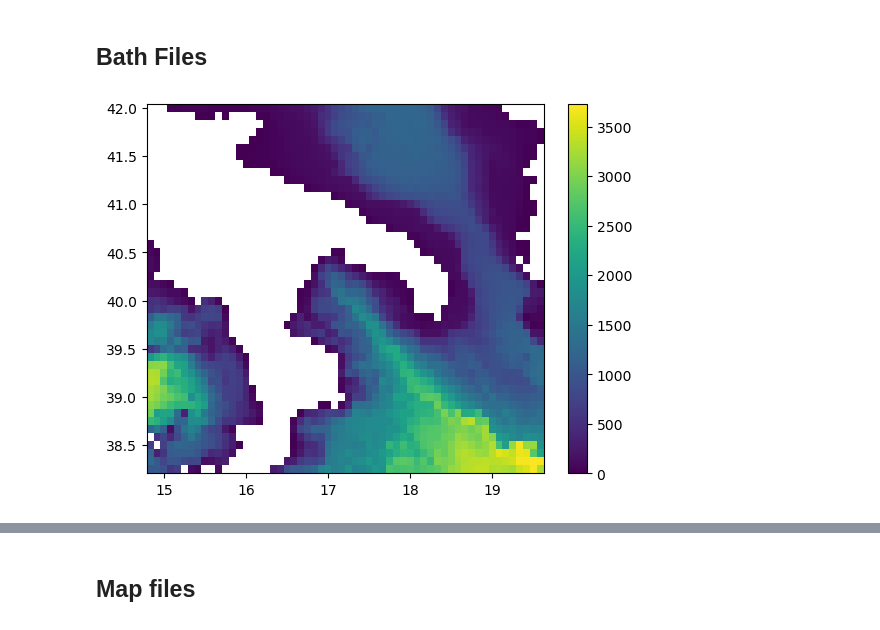
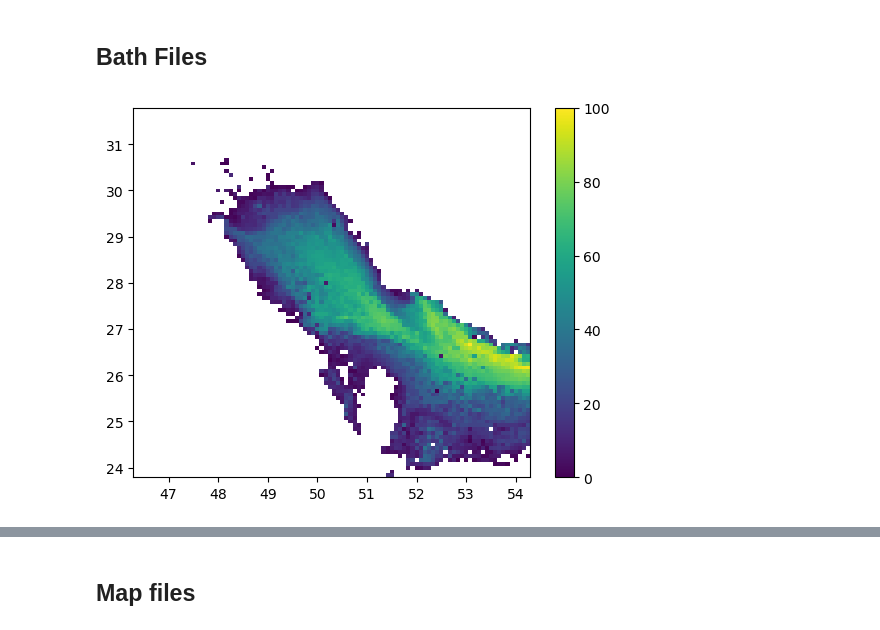
Before and after one commit to Igoratake/MedSlik_CMCC, a Jupyter notebook: Testing_output.ipynb, the cells around one changed output, grey strips where cells are left out. Cells and saved outputs as stored; diff of their text form; code cells hidden in the pictures.

Commit message:
Solving bugs and preparing script to run oil spill simulation as in the WITOIL framework'

```diff
--- a/Testing_output.ipynb
+++ b/Testing_output.ipynb
@@ -225,3 +321,33 @@ for t in range(0,24):
+# %%
+path = '/work/opa/ia19223/Medslik-II/cases/saudi_arabia_rerun_juno/out_files/MDK_SIM_2024_01_30_0236_saudi_arabia_rerun_juno/'
+filename = path + 'spill_properties.nc'
+ds = xr.open_dataset(filename)
+
+lon_min,lon_max = 50,50.5
+lat_min,lat_max = 27.5,28
+
+rec = land.cx[lon_min:lon_max, lat_min:lat_max]
+
+for t in range(0,48):
+# t = 1
+    dss = ds.isel(time=t)
+
+    fig, ax = plt.subplots(figsize=(10, 8))
+    ax.set_facecolor('#ADD8E6')
+    rec.plot(ax=ax,color="#FFFDD0", edgecolor='black', zorder = 1000,aspect=1)
+    ax.scatter(dss.longitude,dss.latitude,dss.non_evaporative_volume,color='r')
+
+    plt.xlim(lon_min,lon_max)
+    plt.ylim(lat_min,lat_max)
+
+    plt.xlabel('Longitude')
+    plt.ylabel('Latitude')
+
+    plt.title(f'time={t}')
+
+    plt.grid()
+
+    plt.savefig(f'{path}/figures/fig_test_{t:03d}.png',dpi=50)
 # %% [markdown]
 # Plotting Ascii files
 # %% [markdown]
@@ -263,7 +389,5 @@ def plot_bath(path):
 # %matplotlib widget
 # %%
 plot_bath('cases/taranto_manual/bnc_files/dtm.bath')
-# %% [output]
-[figure, removed]
 # %%
 plot_bath('cases/taranto_witoil/witoil/DTM_INP/vnzl_.bath')
@@ -269,0 +400,4 @@ plot_bath('cases/taranto_witoil/witoil/DTM_INP/vnzl_.bath')
+# %%
+plot_bath('cases/saudi_arabia_rerun_juno/bnc_files/dtm.bath')
+# %% [output]
+[figure, added]
```
Also changed, not shown: parts of 35 cells of this notebook, 16 other files.
